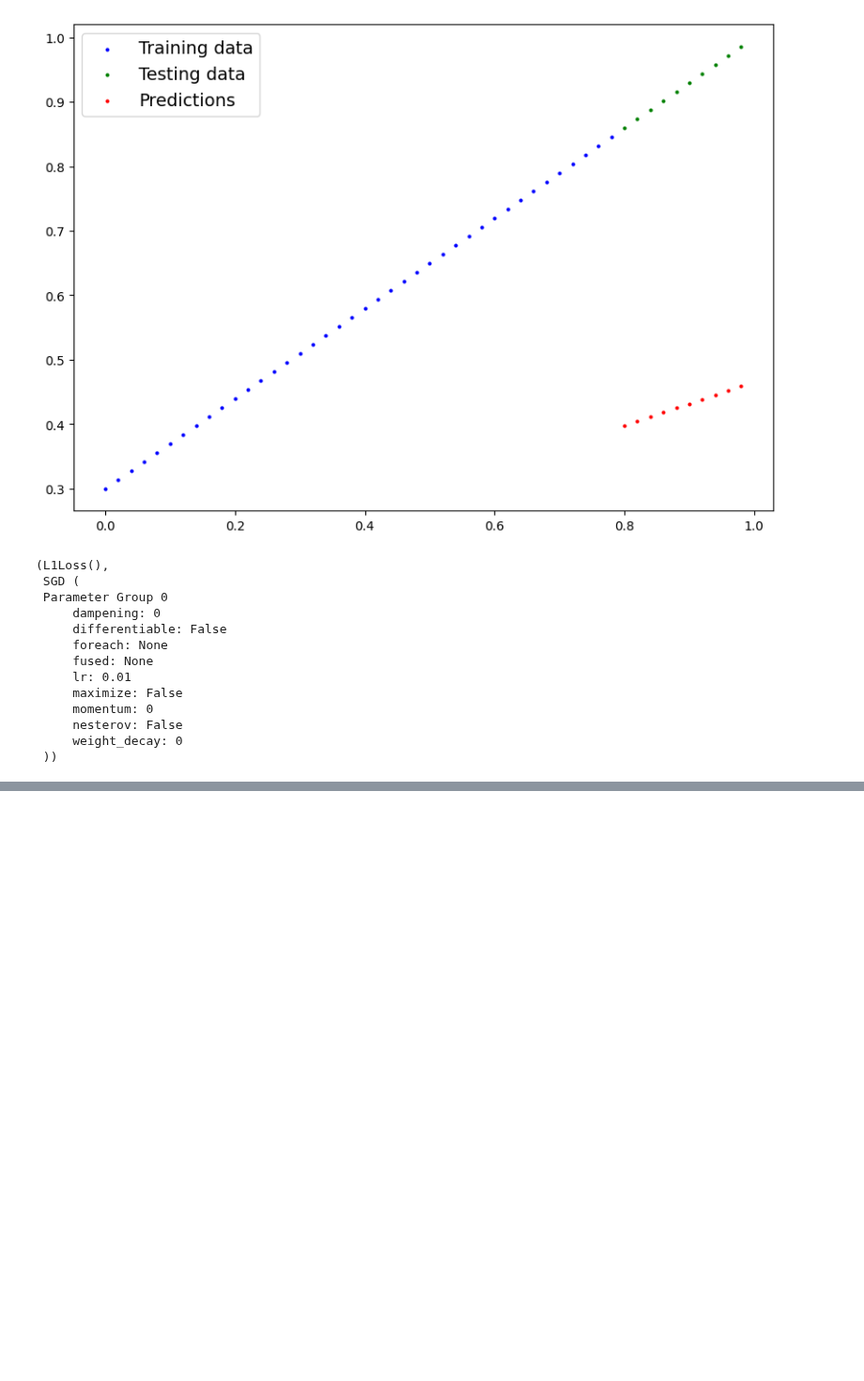
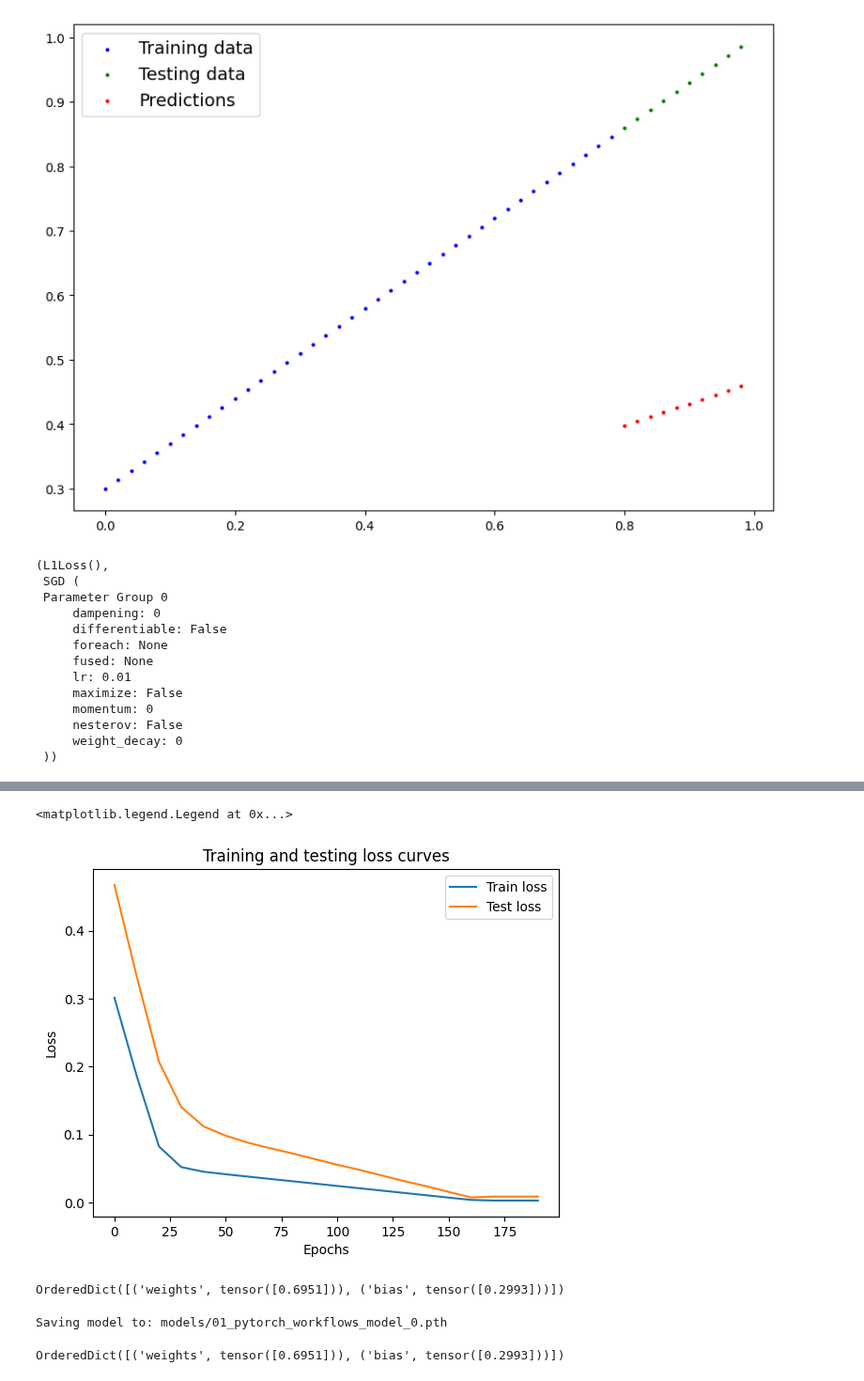
Before and after one commit to mchojna/pytorch-course, a Jupyter notebook: 01_pytorch_workflows_fundamentals.ipynb, the cells around one changed output, grey strips where cells are left out. Shown at 94% size. Saved outputs shown, nothing was run; the diff lists cells and outputs as text; code cells hidden in the pictures; blank space fills up the shorter version.

```diff
--- a/01_pytorch_workflows_fundamentals.ipynb
+++ b/01_pytorch_workflows_fundamentals.ipynb
@@ -278,0 +279,31 @@ plot_predictions(X_train, y_train, X_test, y_test, y_pred)
+# %%
+### Testing code
+
+epochs = 100
+
+for epoch in range(epochs):
+    model_0.train()
+
+    y_pred = model_0(X_train)
+
+    loss = loss_fn(y_pred, y_train)
+    # print(f"Loss: {loss}")
+
+    optimizer.zero_grad()
+
+    loss.backward()
+
+    optimizer.step()
+
+    model_0.eval() # turns off difference settings in the model not needed for evaluation / testing (dropout / batch norm layers)
+    with torch.inference_mode(): # turns off gradient tracing & a couple more things behinde the scenes
+    # with torch.no_grad():
+        # 1. Do the forwad pass
+        test_pred = model_0(X_test)
+
+        # 2. Calculate the loss
+        test_loss = loss_fn(test_pred, y_test)
+    if epoch % 10 == 0:
+        print(f"Epoch: {epoch} | Loss: {loss} | Test loss: {test_loss}")
+
+    # print(model_0.state_dict())
@@ -278,0 +380,14 @@ plot_predictions(X_train, y_train, X_test, y_test, y_pred)
+# %%
+import numpy as np
+loss_values = np.array(torch.tensor(loss_values).numpy())
+# %%
+# Plot the loss curves
+plt.plot(epoch_count, loss_values, label="Train loss")
+plt.plot(epoch_count, test_loss_values, label="Test loss")
+plt.title("Training and testing loss curves")
+plt.ylabel("Loss")
+plt.xlabel("Epochs")
+plt.legend()
+# %% [output]
+<matplotlib.legend.Legend at 0x...>
+[figure, added]
@@ -278,0 +401,24 @@ plot_predictions(X_train, y_train, X_test, y_test, y_pred)
+# %%
+model_0.state_dict()
+# %% [output]
+OrderedDict([('weights', tensor([0.6951])), ('bias', tensor([0.2993]))])
+# %%
+# Saving out PyTorch model
+from pathlib import Path
+
+# 1. Create model directory
+MODEL_PATH = Path("models")
+MODEL_PATH.mkdir(parents=True, exist_ok=True)
+
+# 2. Create model save path
+MODEL_NAME = "01_pytorch_workflows_model_0.pth"
+MODEL_SAVE_PATH = MODEL_PATH / MODEL_NAME
+
+# 3. Save the model state dict
+print(f"Saving model to: {MODEL_SAVE_PATH}")
+torch.save(
+    obj=model_0.state_dict(),
+    f=MODEL_SAVE_PATH
+)
+# %% [output]
+Saving model to: models/01_pytorch_workflows_model_0.pth
@@ -278,0 +429,4 @@ plot_predictions(X_train, y_train, X_test, y_test, y_pred)
+# %%
+model_0.state_dict()
+# %% [output]
+OrderedDict([('weights', tensor([0.6951])), ('bias', tensor([0.2993]))])
```
Also changed, not shown: parts of 40 cells of this notebook, 2 other files.
